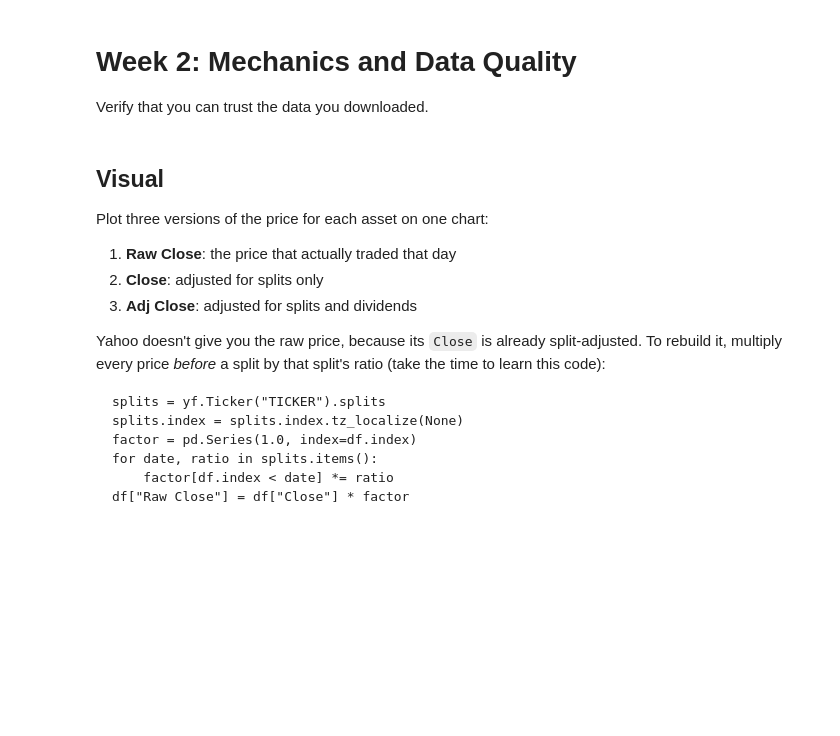
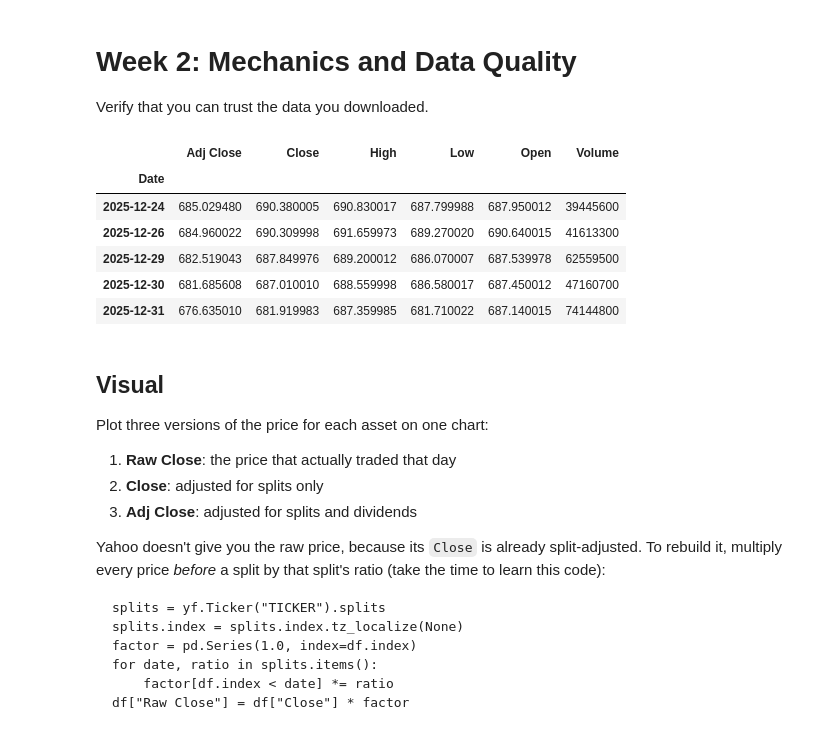
Before and after one commit to caiburin/OQG_education_proj, a Jupyter notebook: OQG/Project-Template/notebooks/week2_data_quality.ipynb, the cells around one changed output. Cells and saved outputs as stored; diff of their text form; code cells hidden in the pictures; blank space fills up the shorter version.

```diff
--- a/OQG/Project-Template/notebooks/week2_data_quality.ipynb
+++ b/OQG/Project-Template/notebooks/week2_data_quality.ipynb
@@ -3,6 +3,23 @@
 Verify that you can trust the data you downloaded.
 # %%
 # Load your data from ../data/ (see the setup notebook)
+import pandas as pd
+import numpy as np
+import matplotlib.pyplot as plt
+import yfinance as yf
+
+TICKERS = ["SPY", "RSP"]    # <- change to your pair (exact Yahoo Finance tickers)
+SPY_prices = pd.read_csv(f"../data/{TICKERS[0]}.csv", index_col=0, parse_dates=True)
+RSP_prices = pd.read_csv(f"../data/{TICKERS[1]}.csv", index_col=0, parse_dates=True)
+SPY_prices.tail() #view last 5 rows as an example
+# %% [output]
+|  | Adj Close | Close | High | Low | Open | Volume |
+| Date |  |  |  |  |  |  |
+| 2025-12-24 | 685.029480 | 690.380005 | 690.830017 | 687.799988 | 687.950012 | 39445600 |
+| 2025-12-26 | 684.960022 | 690.309998 | 691.659973 | 689.270020 | 690.640015 | 41613300 |
+| 2025-12-29 | 682.519043 | 687.849976 | 689.200012 | 686.070007 | 687.539978 | 62559500 |
+| 2025-12-30 | 681.685608 | 687.010010 | 688.559998 | 686.580017 | 687.450012 | 47160700 |
+| 2025-12-31 | 676.635010 | 681.919983 | 687.359985 | 681.710022 | 687.140015 | 74144800 |
 # %% [markdown]
 ## Visual
 Plot three versions of the price for each asset on one chart:
```
Also changed, not shown: parts of 5 cells of this notebook, 3 other files.
